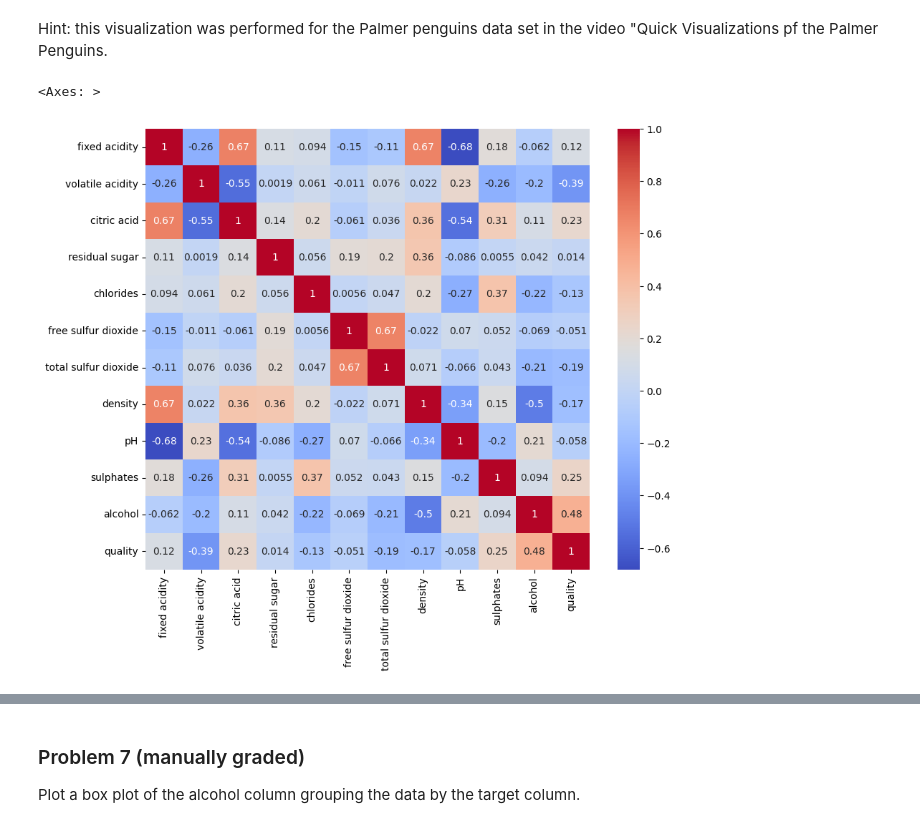
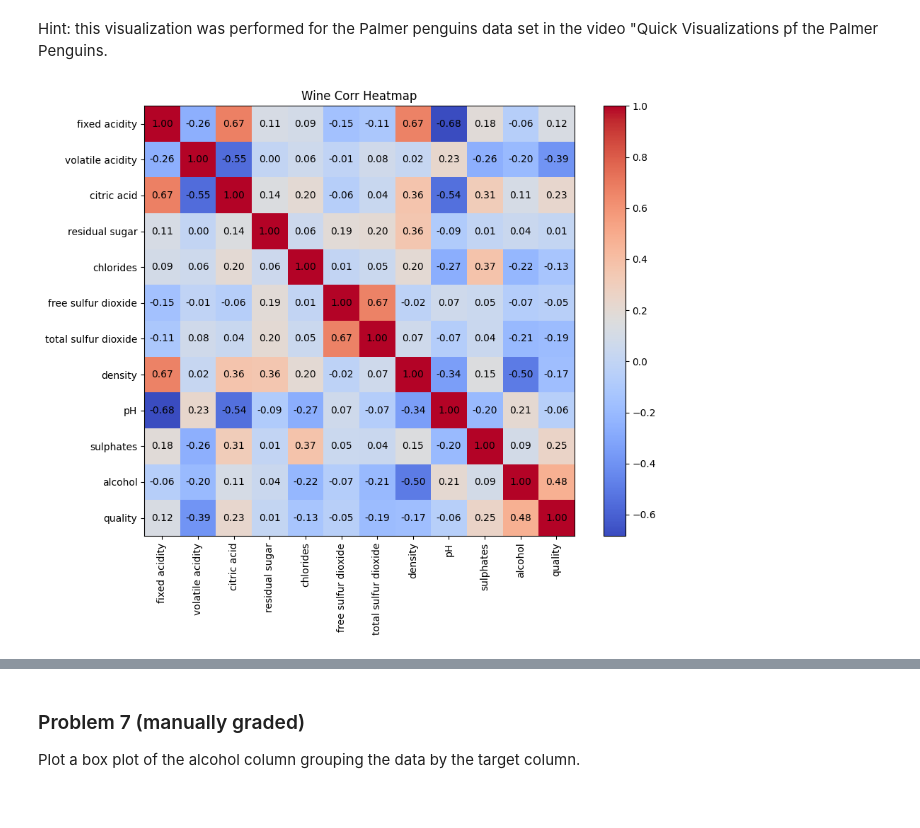
Before and after one commit to GJG1991/dx602-homework-10, a Jupyter notebook: homework.ipynb, the cells around one changed output, grey strips where cells are left out. Cells and saved outputs as stored; diff of their text form; code cells hidden in the pictures.

Commit message:
changed seaborn

```diff
--- a/homework.ipynb
+++ b/homework.ipynb
@@ -121,15 +121,24 @@ plt.tight_layout()
 Plot the correlation matrix of the red wine data set as a heat map.
 # %% [markdown]
 Hint: this visualization was performed for the Palmer penguins data set in the video "Quick Visualizations pf the Palmer Penguins.
-# %%
-# YOUR CHANGES HERE
-red_wine.corr()
-import seaborn as sns
-plt.figure(figsize=(10,8))
-sns.heatmap(red_wine.corr(),annot=True, cmap='coolwarm')
-# %% [output]
-<Axes: >
-[figure, removed]
+# %%
+# YOUR CHANGES HERE
+corr = red_wine.corr()
+labels = corr.columns
+plt.figure(figsize=(10,8))
+im = plt.imshow(corr, cmap='coolwarm')
+plt.colorbar()
+plt.xticks(np.arange(len(labels)), labels=labels, rotation=90)
+plt.yticks(np.arange(len(labels)), labels=labels)
+for i in range(len(labels)):
+    for j in range(len(labels)):
+        value = corr.iloc[i, j]
+        plt.text(j, i, f"{value:.2f}",
+                 ha="center", va="center", color="black")
+plt.title("Wine Corr Heatmap")
+plt.tight_layout()
+# %% [output]
+[figure, added]
 # %% [markdown]
 <div style="page-break-after: always;"></div>
 # %% [markdown]
```
